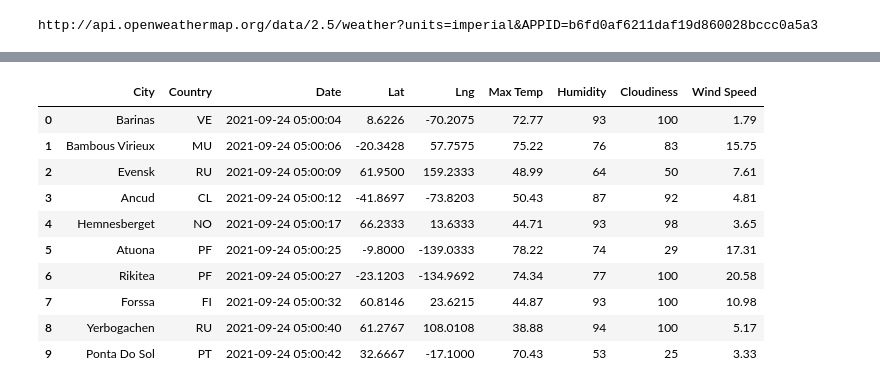
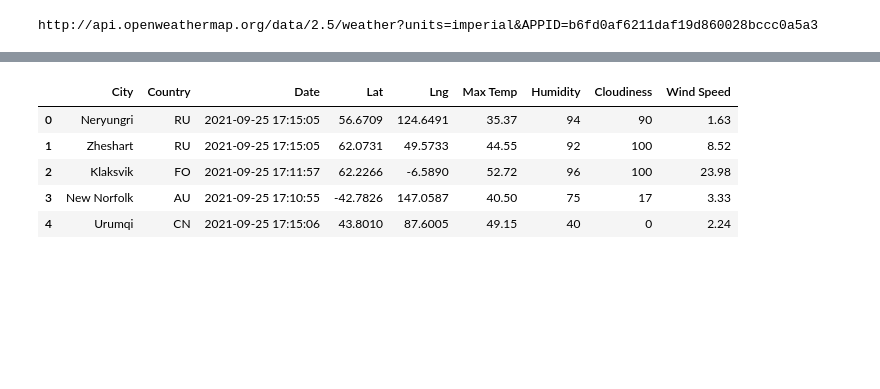
Before and after one commit to giseledoan/World_Weather_Analysis, a Jupyter notebook: WeatherPy.ipynb, the cells around one changed output, grey strips where cells are left out. Drawn from its saved outputs; the diff is of its cells as text; code cells hidden in the pictures; blank space fills up the shorter version.

```diff
--- a/WeatherPy.ipynb
+++ b/WeatherPy.ipynb
@@ -129,20 +128,15 @@ city_data_df.head(10)
 # %%
 # Reorder columns as City, Country, Date, Lat, Lng, Max Temp, Humidity, Cloudiness, and Wind Speed
 reorder_columns = ["City", "Country", "Date", "Lat", "Lng", "Max Temp", "Humidity", "Cloudiness", "Wind Speed"]
 city_data_df = city_data_df[reorder_columns]
-city_data_df.head(10)
+city_data_df.head(5)
 # %% [output]
 |  | City | Country | Date | Lat | Lng | Max Temp | Humidity | Cloudiness | Wind Speed |
-| 0 | Barinas | VE | 2021-09-24 05:00:04 | 8.6226 | -70.2075 | 72.77 | 93 | 100 | 1.79 |
-| 1 | Bambous Virieux | MU | 2021-09-24 05:00:06 | -20.3428 | 57.7575 | 75.22 | 76 | 83 | 15.75 |
-| 2 | Evensk | RU | 2021-09-24 05:00:09 | 61.9500 | 159.2333 | 48.99 | 64 | 50 | 7.61 |
-| 3 | Ancud | CL | 2021-09-24 05:00:12 | -41.8697 | -73.8203 | 50.43 | 87 | 92 | 4.81 |
-| 4 | Hemnesberget | NO | 2021-09-24 05:00:17 | 66.2333 | 13.6333 | 44.71 | 93 | 98 | 3.65 |
-| 5 | Atuona | PF | 2021-09-24 05:00:25 | -9.8000 | -139.0333 | 78.22 | 74 | 29 | 17.31 |
-| 6 | Rikitea | PF | 2021-09-24 05:00:27 | -23.1203 | -134.9692 | 74.34 | 77 | 100 | 20.58 |
-| 7 | Forssa | FI | 2021-09-24 05:00:32 | 60.8146 | 23.6215 | 44.87 | 93 | 100 | 10.98 |
-| 8 | Yerbogachen | RU | 2021-09-24 05:00:40 | 61.2767 | 108.0108 | 38.88 | 94 | 100 | 5.17 |
-| 9 | Ponta Do Sol | PT | 2021-09-24 05:00:42 | 32.6667 | -17.1000 | 70.43 | 53 | 25 | 3.33 |
+| 0 | Neryungri | RU | 2021-09-25 17:15:05 | 56.6709 | 124.6491 | 35.37 | 94 | 90 | 1.63 |
+| 1 | Zheshart | RU | 2021-09-25 17:15:05 | 62.0731 | 49.5733 | 44.55 | 92 | 100 | 8.52 |
+| 2 | Klaksvik | FO | 2021-09-25 17:11:57 | 62.2266 | -6.5890 | 52.72 | 96 | 100 | 23.98 |
+| 3 | New Norfolk | AU | 2021-09-25 17:10:55 | -42.7826 | 147.0587 | 40.50 | 75 | 17 | 3.33 |
+| 4 | Urumqi | CN | 2021-09-25 17:15:06 | 43.8010 | 87.6005 | 49.15 | 40 | 0 | 2.24 |
 # %%
 # Create the output file CSV
 output_data_file = "weather_data/cities.csv"
```
Also changed, not shown: parts of 11 cells of this notebook, 4 other files.
